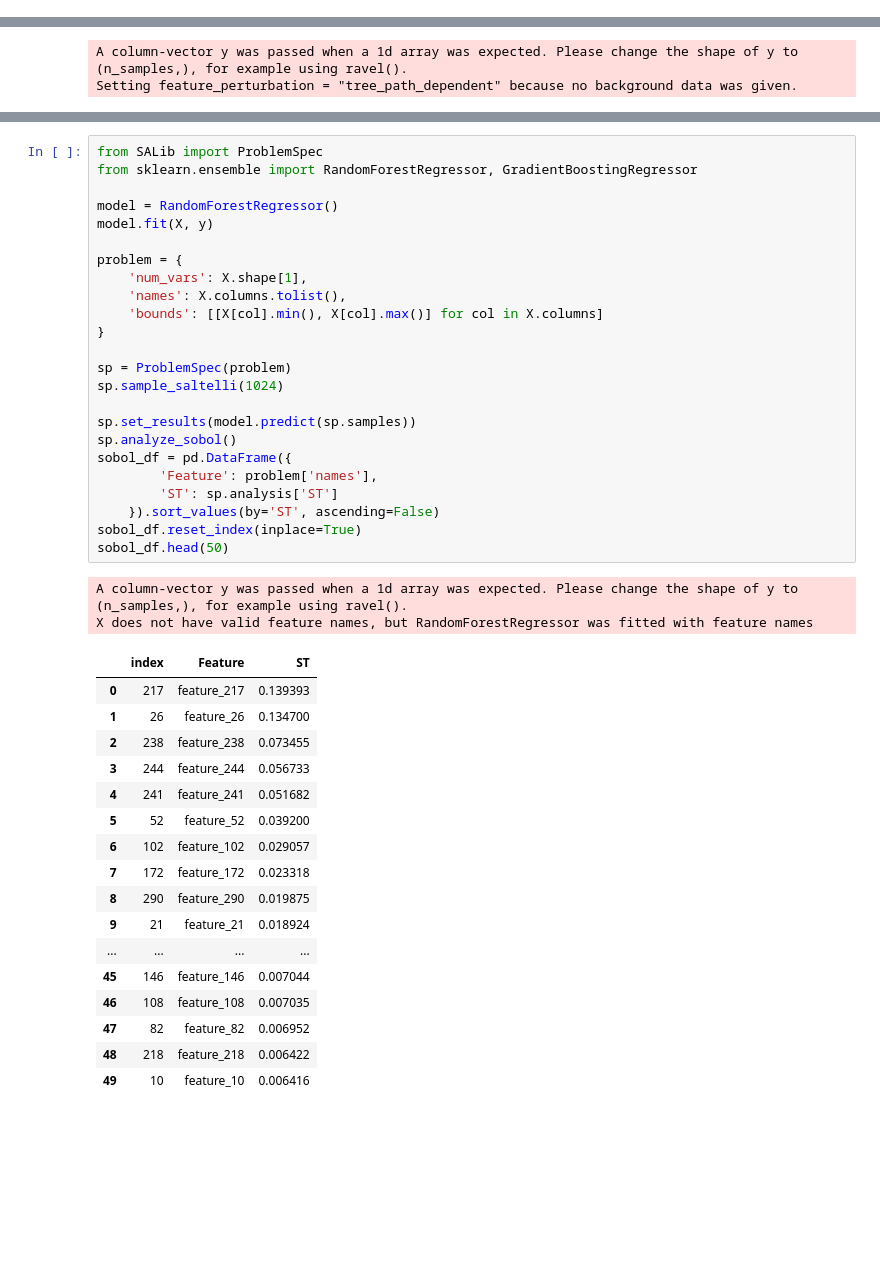
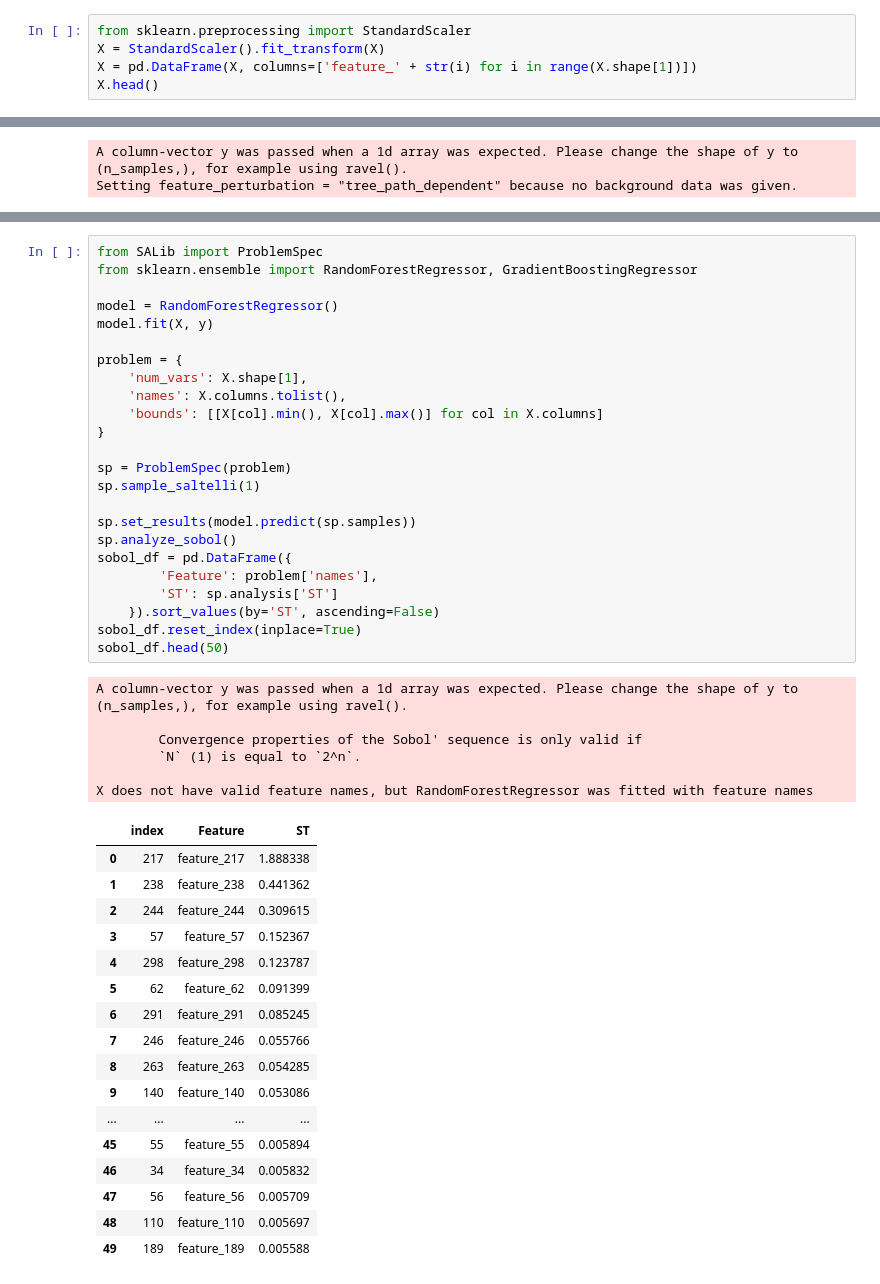
Before and after one commit to what-the-fawk/blockchain-benchmarks, a Jupyter notebook: ml/feature_importance.ipynb, the cells around one changed output, grey strips where cells are left out. Cells and saved outputs as stored; diff of their text form; blank space fills up the shorter version.

```diff
--- a/ml/feature_importance.ipynb
+++ b/ml/feature_importance.ipynb
@@ -18,3 +18,8 @@ X.head()
 | 3 | 103.0 | 18.0 | 372.0 | 5.0 | 65.0 | 18.0 | 572.0 | 3.0 | 10.0 | ... |
 | 4 | 73.0 | 13.0 | 510.0 | 5.0 | 73.0 | 13.0 | 514.0 | 4.0 | 9.0 | ... |
 5 rows × 317 columns
+# %%
+from sklearn.preprocessing import StandardScaler
+X = StandardScaler().fit_transform(X)
+X = pd.DataFrame(X, columns=['feature_' + str(i) for i in range(X.shape[1])])
+X.head()
@@ -147,47 +85,51 @@ A column-vector y was passed when a 1d array was expected. Please change the sha
 # %%
 from SALib import ProblemSpec
 from sklearn.ensemble import RandomForestRegressor, GradientBoostingRegressor
 
 model = RandomForestRegressor()
 model.fit(X, y)
 
 problem = {
     'num_vars': X.shape[1],
     'names': X.columns.tolist(),
     'bounds': [[X[col].min(), X[col].max()] for col in X.columns]
 }
 
 sp = ProblemSpec(problem)
-sp.sample_saltelli(1024)
+sp.sample_saltelli(1)
 
 sp.set_results(model.predict(sp.samples))
 sp.analyze_sobol()
 sobol_df = pd.DataFrame({
         'Feature': problem['names'],
         'ST': sp.analysis['ST']
     }).sort_values(by='ST', ascending=False)
 sobol_df.reset_index(inplace=True)
 sobol_df.head(50)
 # %% [output]
 A column-vector y was passed when a 1d array was expected. Please change the shape of y to (n_samples,), for example using ravel().
+
+        Convergence properties of the Sobol' sequence is only valid if
+        `N` (1) is equal to `2^n`.
+
 X does not have valid feature names, but RandomForestRegressor was fitted with feature names
 |  | index | Feature | ST |
-| 0 | 217 | feature_217 | 0.139393 |
-| 1 | 26 | feature_26 | 0.134700 |
-| 2 | 238 | feature_238 | 0.073455 |
-| 3 | 244 | feature_244 | 0.056733 |
-| 4 | 241 | feature_241 | 0.051682 |
-| 5 | 52 | feature_52 | 0.039200 |
-| 6 | 102 | feature_102 | 0.029057 |
-| 7 | 172 | feature_172 | 0.023318 |
-| 8 | 290 | feature_290 | 0.019875 |
-| 9 | 21 | feature_21 | 0.018924 |
+| 0 | 217 | feature_217 | 1.888338 |
+| 1 | 238 | feature_238 | 0.441362 |
+| 2 | 244 | feature_244 | 0.309615 |
+| 3 | 57 | feature_57 | 0.152367 |
+| 4 | 298 | feature_298 | 0.123787 |
+| 5 | 62 | feature_62 | 0.091399 |
+| 6 | 291 | feature_291 | 0.085245 |
+| 7 | 246 | feature_246 | 0.055766 |
+| 8 | 263 | feature_263 | 0.054285 |
+| 9 | 140 | feature_140 | 0.053086 |
 | ... | ... | ... | ... |
-| 45 | 146 | feature_146 | 0.007044 |
-| 46 | 108 | feature_108 | 0.007035 |
-| 47 | 82 | feature_82 | 0.006952 |
-| 48 | 218 | feature_218 | 0.006422 |
-| 49 | 10 | feature_10 | 0.006416 |
+| 45 | 55 | feature_55 | 0.005894 |
+| 46 | 34 | feature_34 | 0.005832 |
+| 47 | 56 | feature_56 | 0.005709 |
+| 48 | 110 | feature_110 | 0.005697 |
+| 49 | 189 | feature_189 | 0.005588 |
 # %%
 from sklearn.decomposition import PCA
 import numpy as np
```
Also changed, not shown: parts of 26 cells of this notebook, 4 other files.
